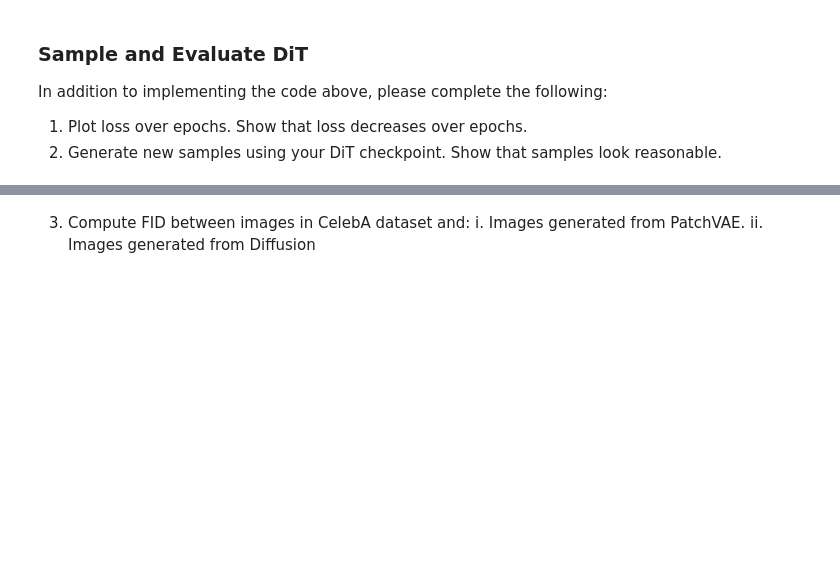
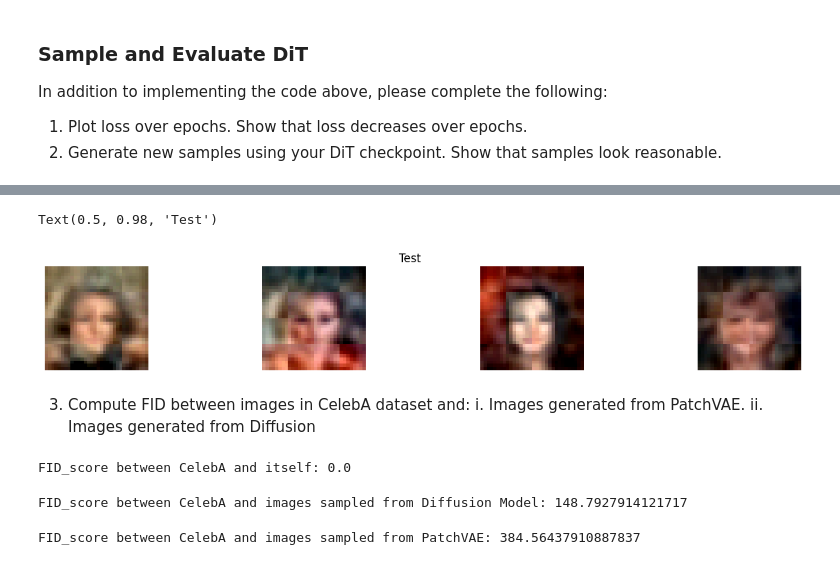
Before and after one commit to Carperis/machine_perception, a Jupyter notebook: P4 Diffusion/CIS6800_Diffusion_HW.ipynb, the cells around one changed output, grey strips where cells are left out. Cells and saved outputs as stored; diff of their text form; code cells hidden in the pictures; blank space fills up the shorter version.

```diff
--- a/P4 Diffusion/CIS6800_Diffusion_HW.ipynb
+++ b/P4 Diffusion/CIS6800_Diffusion_HW.ipynb
@@ -688,12 +692,19 @@ $$\beta = \left[\beta_{\text{start}}, \beta_{\text{start}} + \frac{\beta_{\text{
 $$\sigma = \sqrt{\frac{1}{\prod_{i=0}^{N-1}(1 - \beta_i)} - 1}$$
 # %%
 class DDPMScheduler:
+    # Diffusion Model + Scheduler: https://medium.com/@kemalpiro/step-by-step-visual-introduction-to-diffusion-models-235942d2f15c
+    # Reference Code: https://github.com/yuanchenyang/smalldiffusion/blob/e0a84b30544fbdf4e3fb68e61c04bc1f3936a3fc/src/smalldiffusion/diffusion.py#L50
+    # Why only use sigma? Check original paper: https://arxiv.org/abs/2306.04848
+
     def __init__(self, N: int=1000, beta_start: float=0.0001, beta_end: float=0.02):
+
         ######## BEGIN TODO ########
-        beta = torch.linspace(beta_start, beta_end, N) # shape [N]
-        alpha = 1 - beta
-        alphas_bar = torch.cumprod(alpha, dim=0) # shape [N]
-        self.sigmas = torch.sqrt(1 - alphas_bar) / torch.sqrt(alphas_bar)
+        # beta = torch.linspace(beta_start, beta_end, N) # shape [N]
+        # alpha = 1.0 - beta
+        # alphas_bar = torch.cumprod(alpha, dim=0) # shape [N]
+        # self.sigmas = torch.sqrt(1 - alphas_bar) / torch.sqrt(alphas_bar)
+        betas = torch.linspace(beta_start, beta_end, N)
+        self.sigmas = (1/torch.cumprod(1.0 - betas, dim=0) - 1).sqrt()
         ######## END TODO ########
 
     def __getitem__(self, i) -> torch.FloatTensor:
@@ -1183,3 +1310,33 @@ In addition to implementing the code above, please complete the following:
+# %%
+folder_dit = "./checkpoints_best/"
+folder_vae = f"{folder_dit}patch_vae/"
+folder_vae = ""
+patch_size = 8
+batchsize = 4
+
+device = get_device()
+checkpoint = get_latest_checkpoint(folder_dit)
+model = DiffusionModel()
+model.load_state_dict(torch.load("model.pt"))
+# model = DiffusionModel.load_from_checkpoint(checkpoint)
+model.eval()
+model.to(device)
+
+model.patch_vae.load_state_dict(torch.load(f"{folder_vae}best_vae_model_ps{patch_size}.pth"))
+
+imgs = model.sample_image(batchsize=batchsize)
+fig, axes = plt.subplots(1, batchsize, figsize=(batchsize * 4, 2))
+for i in range(batchsize):
+    img = imgs[i].permute(1, 2, 0).detach().cpu().numpy()
+    img = np.clip(img * 0.5 + 0.5, 0, 1)  # Denormalize and clip
+    axes[i].imshow(img)
+    axes[i].axis("off")
+
+# add title
+fig.suptitle(f"Test")
+# %% [output]
+Text(0.5, 0.98, 'Test')
+[figure, added]
 # %%
 import numpy as np
 from tqdm import tqdm
@@ -1222,7 +1380,6 @@ celebdataset = dataset = Subset(dataloader.dataset, torch.arange(2000))  # Limit
     i. Images generated from PatchVAE.
     ii. Images generated from Diffusion
 # %%
-! pip install pytorch-fid scipy==1.11.1
 from pytorch_fid.inception import InceptionV3
 import scipy.linalg as linalg
 
@@ -1291,7 +1448,8 @@ def compute_FID(mu_1, sigma_1, mu_2, sigma_2, eps=1e-6):
     # please name the resulting matrix as covmean
 
     ######### BEGIN TODO ########
-    pass
+    mu_diff = np.sum((mu_1 - mu_2)**2)
+    covmean = linalg.sqrtm(sigma_1 @ sigma_2)
     ######## END TODO ########
 
 
@@ -1313,7 +1471,8 @@ def compute_FID(mu_1, sigma_1, mu_2, sigma_2, eps=1e-6):
     #################################################################
 
     ######### BEGIN TODO ########
-    pass
+    FID = mu_diff + np.trace(sigma_1 + sigma_2 - 2 * covmean)
+    FID = np.maximum(FID, 0.0)
     ######## END TODO ########
 
 
@@ -1359,3 +1518,7 @@ print('FID_score between CelebA and images sampled from Diffusion Model:', FID_s
 
 FID_score = FID(celebdataset, patch_vae_dataset, device)
 print('FID_score between CelebA and images sampled from PatchVAE:', FID_score)
+# %% [output]
+FID_score between CelebA and itself: 0.0
+FID_score between CelebA and images sampled from Diffusion Model: 148.7927914121717
+FID_score between CelebA and images sampled from PatchVAE: 384.56437910887837
```
Also changed, not shown: parts of 16 cells of this notebook, 2 other files.
